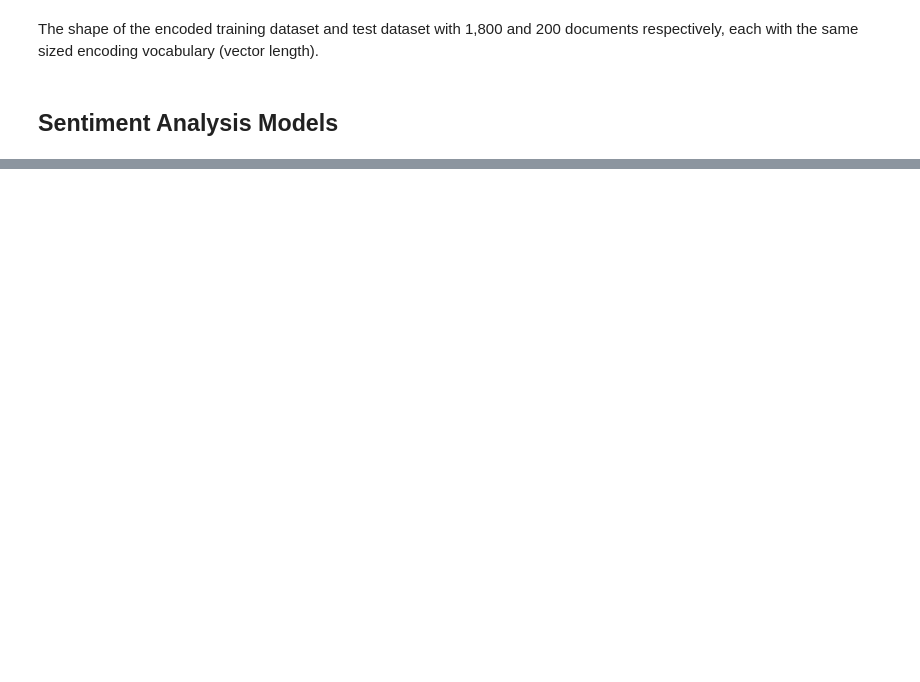
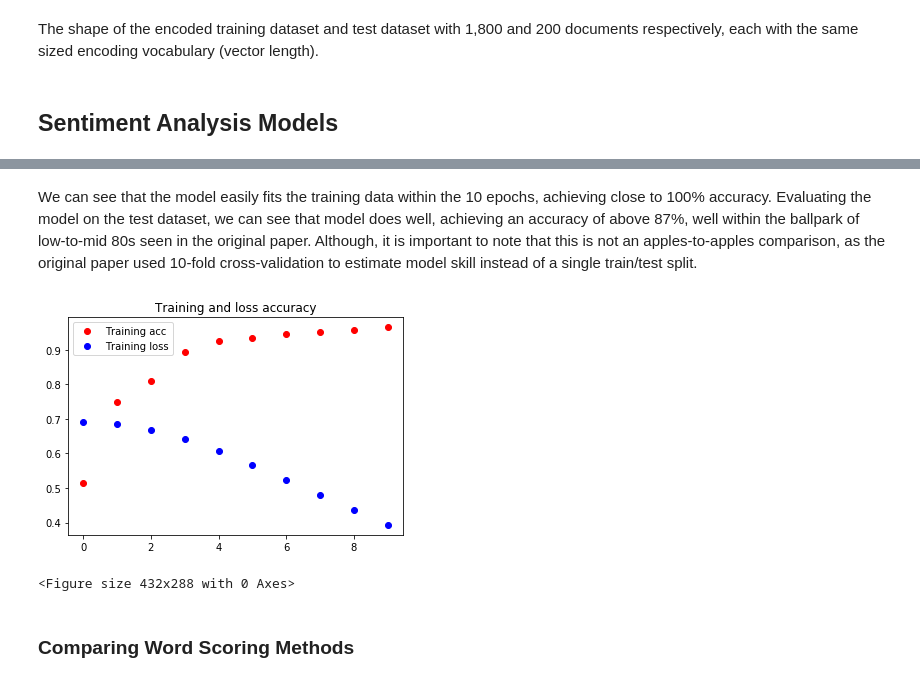
Before and after one commit to rahiakela/deep-learning-for-nlp-by-jason-brownlee, a Jupyter notebook: 2_developing_neural_bag_of_words_model_for_sentiment_analysis.ipynb, the cells around one changed output, grey strips where cells are left out. Cells and saved outputs as stored; diff of their text form; code cells hidden in the pictures; blank space fills up the shorter version.

```diff
--- a/2_developing_neural_bag_of_words_model_for_sentiment_analysis.ipynb
+++ b/2_developing_neural_bag_of_words_model_for_sentiment_analysis.ipynb
@@ -504,0 +639,21 @@ with 1,800 and 200 documents respectively, each with the same sized encoding voc
+# %% [markdown]
+We can see that the model easily fits the training data within the 10 epochs, achieving close to 100% accuracy. Evaluating the model on the test dataset, we can see that model does well,
+achieving an accuracy of above 87%, well within the ballpark of low-to-mid 80s seen in the original paper. Although, it is important to note that this is not an apples-to-apples comparison, as the original paper used 10-fold cross-validation to estimate model skill instead of a single train/test split.
+# %%
+acc = history.history['accuracy']
+loss = history.history['loss']
+
+epochs = range(len(acc))
+
+plt.plot(epochs, acc, 'ro', label='Training acc')
+plt.plot(epochs, loss, 'bo', label='Training loss')
+plt.title('Training and loss accuracy')
+plt.legend()
+plt.figure()
+
+plt.show()
+# %% [output]
+[figure, added]
+<Figure size 432x288 with 0 Axes>
+# %% [markdown]
+### Comparing Word Scoring Methods
```
Also changed, not shown: parts of 8 cells of this notebook.
